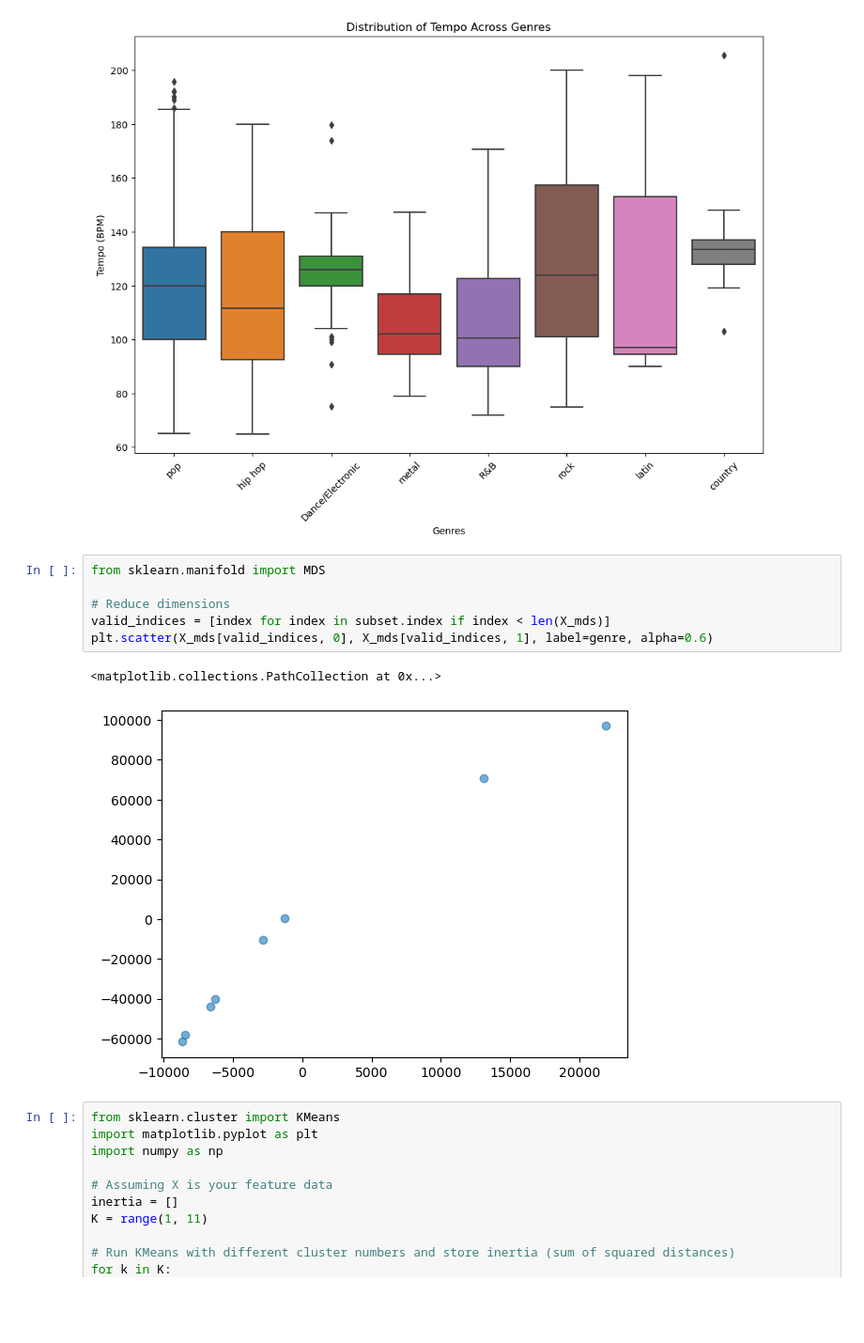
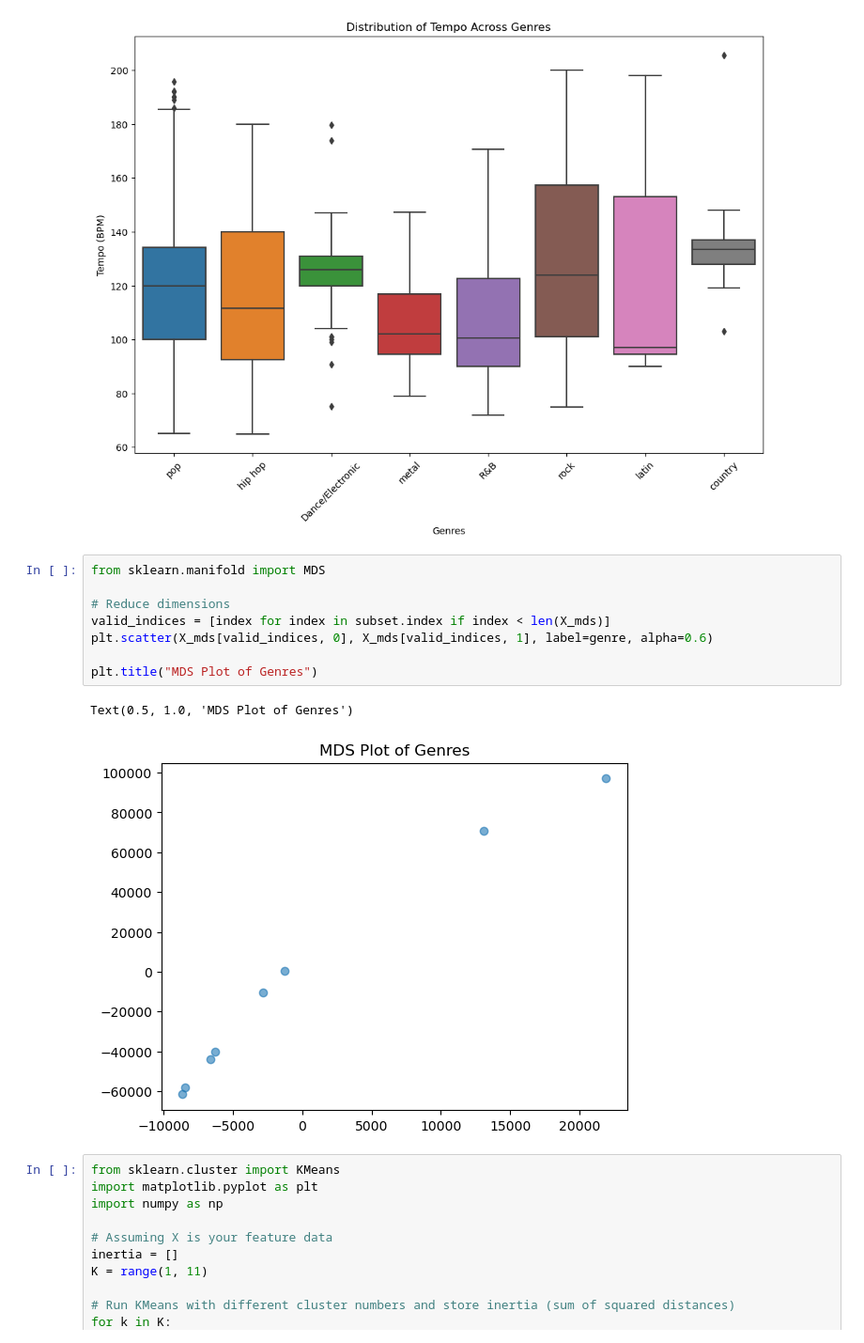
Before and after one commit to SGergeis0/Final-project-group-4, a Jupyter notebook: christian/predict_genre_solution.ipynb, the cells around one changed output. Shown: that part at 94% size. Drawn from its saved outputs; the diff is of its cells as text; blank space fills up the shorter version.

```diff
--- a/christian/predict_genre_solution.ipynb
+++ b/christian/predict_genre_solution.ipynb
@@ -541,12 +544,14 @@ plt.show()
 # %%
 from sklearn.manifold import MDS
 
 # Reduce dimensions
 valid_indices = [index for index in subset.index if index < len(X_mds)]
 plt.scatter(X_mds[valid_indices, 0], X_mds[valid_indices, 1], label=genre, alpha=0.6)
+
+plt.title("MDS Plot of Genres")
 # %% [output]
-<matplotlib.collections.PathCollection at 0x...>
+Text(0.5, 1.0, 'MDS Plot of Genres')
-[figure, old version]
+[figure, new version]
 # %%
 from sklearn.cluster import KMeans
 import matplotlib.pyplot as plt
```
Also changed, not shown: parts of 4 cells of this notebook, 1 other file.
